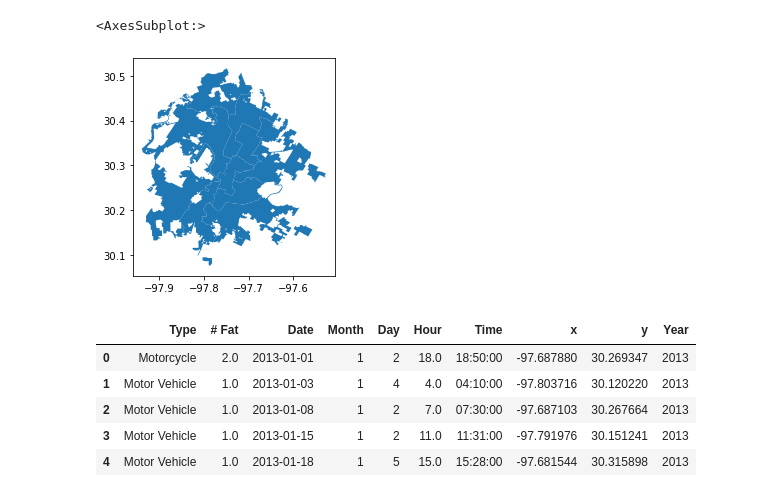
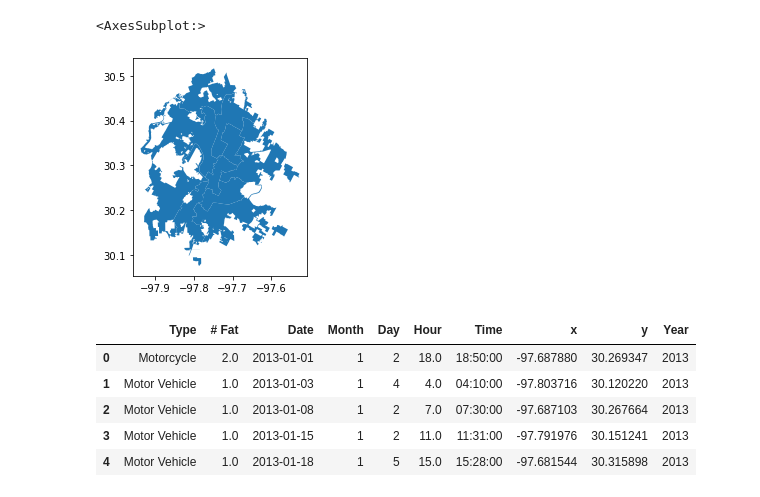
Before and after one commit to tamu-edu-students/GPProj, a Jupyter notebook: map.ipynb, the cells around one changed output. Cells and saved outputs as stored; diff of their text form; code cells hidden in the pictures.

```diff
--- a/map.ipynb
+++ b/map.ipynb
@@ -1,18 +1,19 @@
 # %%
 import pandas as pd
 import numpy as np
 import datetime as dt
 import matplotlib
 import matplotlib.pyplot as plt
+plt.rcParams['figure.dpi'] = 150
 import warnings
 warnings.filterwarnings('ignore')
 import geopandas as gpd
 
 au = gpd.read_file('data/AustinDistrict.geojson')
 au.plot()
 # %% [output]
 <AxesSubplot:>
-[figure, old version]
+[figure, new version]
 # %%
 audata = pd.read_csv('data/Austin.csv')
 audata.head()
```
Also changed, not shown: parts of 9 cells of this notebook, 24 other files.
